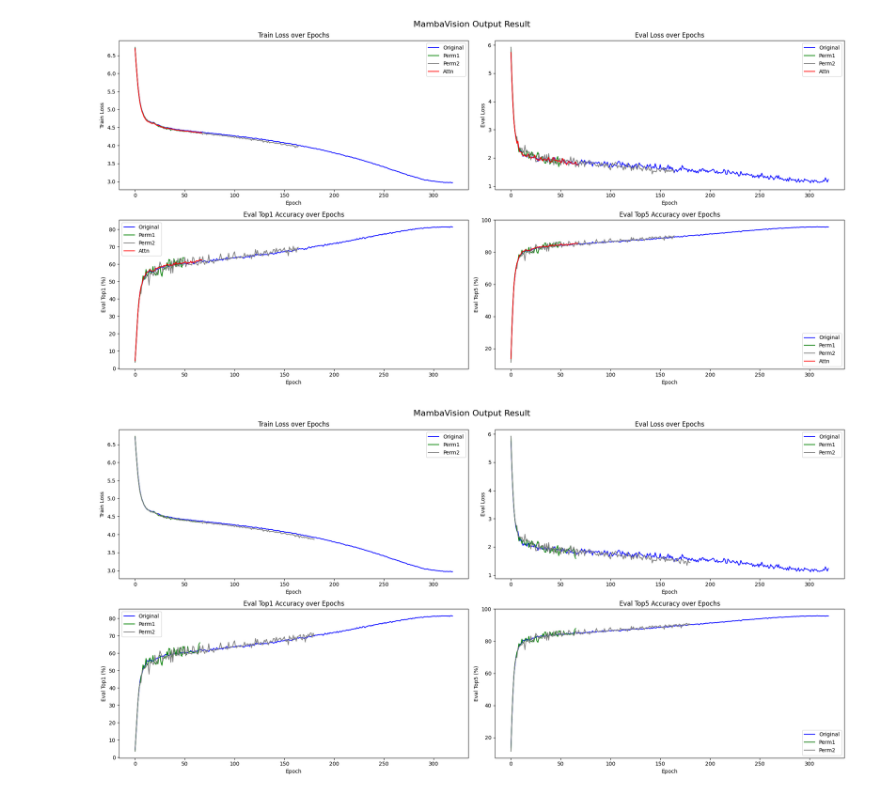
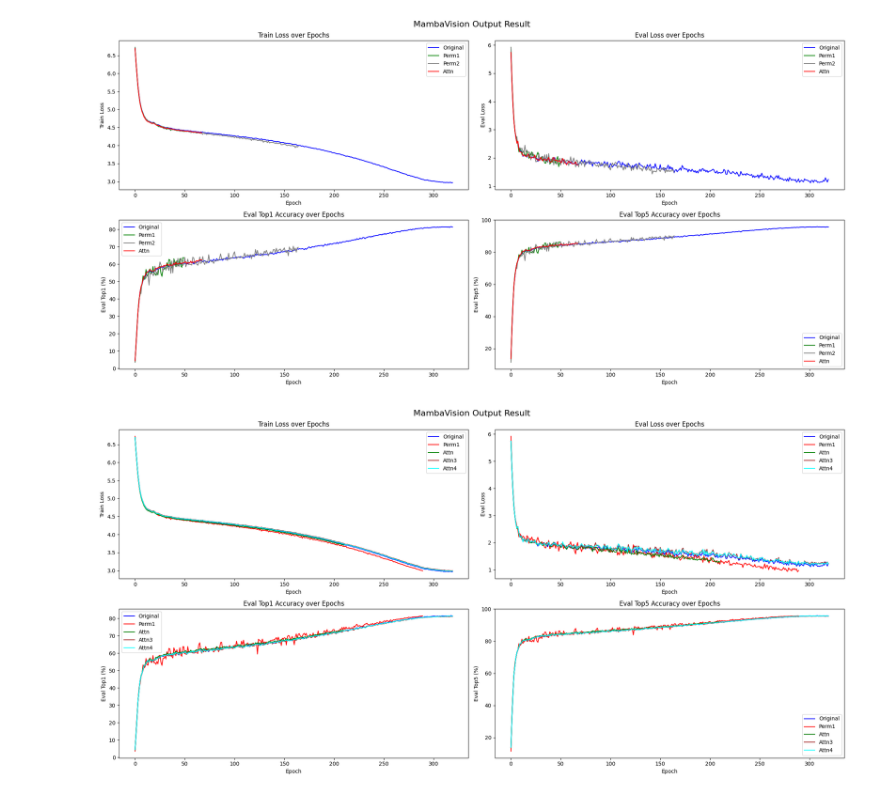
Before and after one commit to vaijsc/vision_ordering_ssms, a Jupyter notebook: visualisation.ipynb, the cells around one changed output. Cells and saved outputs as stored; diff of their text form; code cells hidden in the pictures.

Commit message:
update mambavision perm3

```diff
--- a/visualisation.ipynb
+++ b/visualisation.ipynb
@@ -321,13 +321,13 @@ plt.suptitle('MambaVision Output Result', fontsize=16)
 # Train Loss Comparison
 plt.subplot(2, 2, 1)
 plt.plot(df_original['epoch'], df_original['train_loss'], marker='o', label='Original', color='blue', markersize=0.1)
-plt.plot(df_perm1['epoch'], df_perm1['train_loss'], marker='x', label='Perm1', color='green', markersize=0.1)
-plt.plot(df_perm2['epoch'], df_perm2['train_loss'], marker='s', label='Perm2', color='grey', markersize=0.1)
-# plt.plot(df_attn['epoch'], df_attn['train_loss'], marker='.', label='Attn', color='red', markersize=0.1)
+plt.plot(df_perm1['epoch'], df_perm1['train_loss'], marker='x', label='Perm1', color='red', markersize=0.1)
+# plt.plot(df_perm2['epoch'], df_perm2['train_loss'], marker='s', label='Perm2', color='grey', markersize=0.1)
+plt.plot(df_attn['epoch'], df_attn['train_loss'], marker='.', label='Attn', color='green', markersize=0.1)
 # plt.plot(df_attn1['epoch'], df_attn1['train_loss'], marker='^', label='Attn1', color='orange', markersize=0.1)
 # plt.plot(df_attn2['epoch'], df_attn2['train_loss'], marker='v', label='Attn2', color='purple', markersize=0.1)
-# plt.plot(df_attn3['epoch'], df_attn3['train_loss'], marker='>', label='Attn3', color='brown', markersize=0.1)
-# plt.plot(df_attn4['epoch'], df_attn4['train_loss'], marker='<', label='Attn4', color='cyan', markersize=0.1)
+plt.plot(df_attn3['epoch'], df_attn3['train_loss'], marker='>', label='Attn3', color='brown', markersize=0.1)
+plt.plot(df_attn4['epoch'], df_attn4['train_loss'], marker='<', label='Attn4', color='cyan', markersize=0.1)
 plt.title('Train Loss over Epochs')
 plt.xlabel('Epoch')
 plt.ylabel('Train Loss')
@@ -336,51 +336,51 @@ plt.legend()
 # Eval Loss Comparison
 plt.subplot(2, 2, 2)
 plt.plot(df_original['epoch'], df_original['eval_loss'], marker='o', label='Original', color='blue', markersize=0.1)
-plt.plot(df_perm1['epoch'], df_perm1['eval_loss'], marker='x', label='Perm1', color='green', markersize=0.1)
-plt.plot(df_perm2['epoch'], df_perm2['eval_loss'], marker='s', label='Perm2', color='grey', markersize=0.1)
-# plt.plot(df_attn['epoch'], df_attn['eval_loss'], marker='.', label='Attn', color='red', markersize=0.1)
+plt.plot(df_perm1['epoch'], df_perm1['eval_loss'], marker='x', label='Perm1', color='red', markersize=0.1)
+# plt.plot(df_perm2['epoch'], df_perm2['eval_loss'], marker='s', label='Perm2', color='grey', markersize=0.1)
+plt.plot(df_attn['epoch'], df_attn['eval_loss'], marker='.', label='Attn', color='green', markersize=0.1)
 # plt.plot(df_attn1['epoch'], df_attn1['eval_loss'], marker='^', label='Attn1', color='orange', markersize=0.1)
 # plt.plot(df_attn2['epoch'], df_attn2['eval_loss'], marker='v', label='Attn2', color='purple', markersize=0.1)
-# plt.plot(df_attn3['epoch'], df_attn3['eval_loss'], marker='>', label='Attn3', color='brown', markersize=0.1)
-# plt.plot(df_attn4['epoch'], df_attn4['eval_loss'], marker='<', label='Attn4', color='cyan', markersize=0.1)
+plt.plot(df_attn3['epoch'], df_attn3['eval_loss'], marker='>', label='Attn3', color='brown', markersize=0.1)
+plt.plot(df_attn4['epoch'], df_attn4['eval_loss'], marker='<', label='Attn4', color='cyan', markersize=0.1)
 plt.title('Eval Loss over Epochs')
 plt.xlabel('Epoch')
 plt.ylabel('Eval Loss')
 plt.legend()
 
 # Eval Top1 Accuracy Comparison
 plt.subplot(2, 2, 3)
 plt.plot(df_original['epoch'], df_original['eval_top1'], marker='o', label='Original', color='blue', markersize=0.1)
-plt.plot(df_perm1['epoch'], df_perm1['eval_top1'], marker='x', label='Perm1', color='green', markersize=0.1)
-plt.plot(df_perm2['epoch'], df_perm2['eval_top1'], marker='s', label='Perm2', color='grey', markersize=0.1)
-# plt.plot(df_attn['epoch'], df_attn['eval_top1'], marker='.', label='Attn', color='red', markersize=0.1)
+plt.plot(df_perm1['epoch'], df_perm1['eval_top1'], marker='x', label='Perm1', color='red', markersize=0.1)
+# plt.plot(df_perm2['epoch'], df_perm2['eval_top1'], marker='s', label='Perm2', color='grey', markersize=0.1)
+plt.plot(df_attn['epoch'], df_attn['eval_top1'], marker='.', label='Attn', color='green', markersize=0.1)
 # plt.plot(df_attn1['epoch'], df_attn1['eval_top1'], marker='^', label='Attn1', color='orange', markersize=0.1)
 # plt.plot(df_attn2['epoch'], df_attn2['eval_top1'], marker='v', label='Attn2', color='purple', markersize=0.1)
-# plt.plot(df_attn3['epoch'], df_attn3['eval_top1'], marker='>', label='Attn3', color='brown', markersize=0.1)
-# plt.plot(df_attn4['epoch'], df_attn4['eval_top1'], marker='<', label='Attn4', color='cyan', markersize=0.1)
+plt.plot(df_attn3['epoch'], df_attn3['eval_top1'], marker='>', label='Attn3', color='brown', markersize=0.1)
+plt.plot(df_attn4['epoch'], df_attn4['eval_top1'], marker='<', label='Attn4', color='cyan', markersize=0.1)
 plt.title('Eval Top1 Accuracy over Epochs')
 plt.xlabel('Epoch')
 plt.ylabel('Eval Top1 (%)')
 plt.legend()
 
 # Eval Top5 Accuracy Comparison
 plt.subplot(2, 2, 4)
 plt.plot(df_original['epoch'], df_original['eval_top5'], marker='o', label='Original', color='blue', markersize=0.1)
-plt.plot(df_perm1['epoch'], df_perm1['eval_top5'], marker='x', label='Perm1', color='green', markersize=0.1)
-plt.plot(df_perm2['epoch'], df_perm2['eval_top5'], marker='s', label='Perm2', color='grey', markersize=0.1)
-# plt.plot(df_attn['epoch'], df_attn['eval_top5'], marker='.', label='Attn', color='red', markersize=0.1)
+plt.plot(df_perm1['epoch'], df_perm1['eval_top5'], marker='x', label='Perm1', color='red', markersize=0.1)
+# plt.plot(df_perm2['epoch'], df_perm2['eval_top5'], marker='s', label='Perm2', color='grey', markersize=0.1)
+plt.plot(df_attn['epoch'], df_attn['eval_top5'], marker='.', label='Attn', color='green', markersize=0.1)
 # plt.plot(df_attn1['epoch'], df_attn1['eval_top5'], marker='^', label='Attn1', color='orange', markersize=0.1)
 # plt.plot(df_attn2['epoch'], df_attn2['eval_top5'], marker='v', label='Attn2', color='purple', markersize=0.1)
-# plt.plot(df_attn3['epoch'], df_attn3['eval_top5'], marker='>', label='Attn3', color='brown', markersize=0.1)
-# plt.plot(df_attn4['epoch'], df_attn4['eval_top5'], marker='<', label='Attn4', color='cyan', markersize=0.1)
+plt.plot(df_attn3['epoch'], df_attn3['eval_top5'], marker='>', label='Attn3', color='brown', markersize=0.1)
+plt.plot(df_attn4['epoch'], df_attn4['eval_top5'], marker='<', label='Attn4', color='cyan', markersize=0.1)
 plt.title('Eval Top5 Accuracy over Epochs')
 plt.xlabel('Epoch')
 plt.ylabel('Eval Top5 (%)')
 plt.legend()
 
 plt.tight_layout()
 
 # Save the plot to a file
-plt.savefig('./output_attn.png')
+plt.savefig('./output.png')
 # %% [output]
-[figure, old version]
+[figure, new version]
```
Also changed, not shown: 8 other files.
